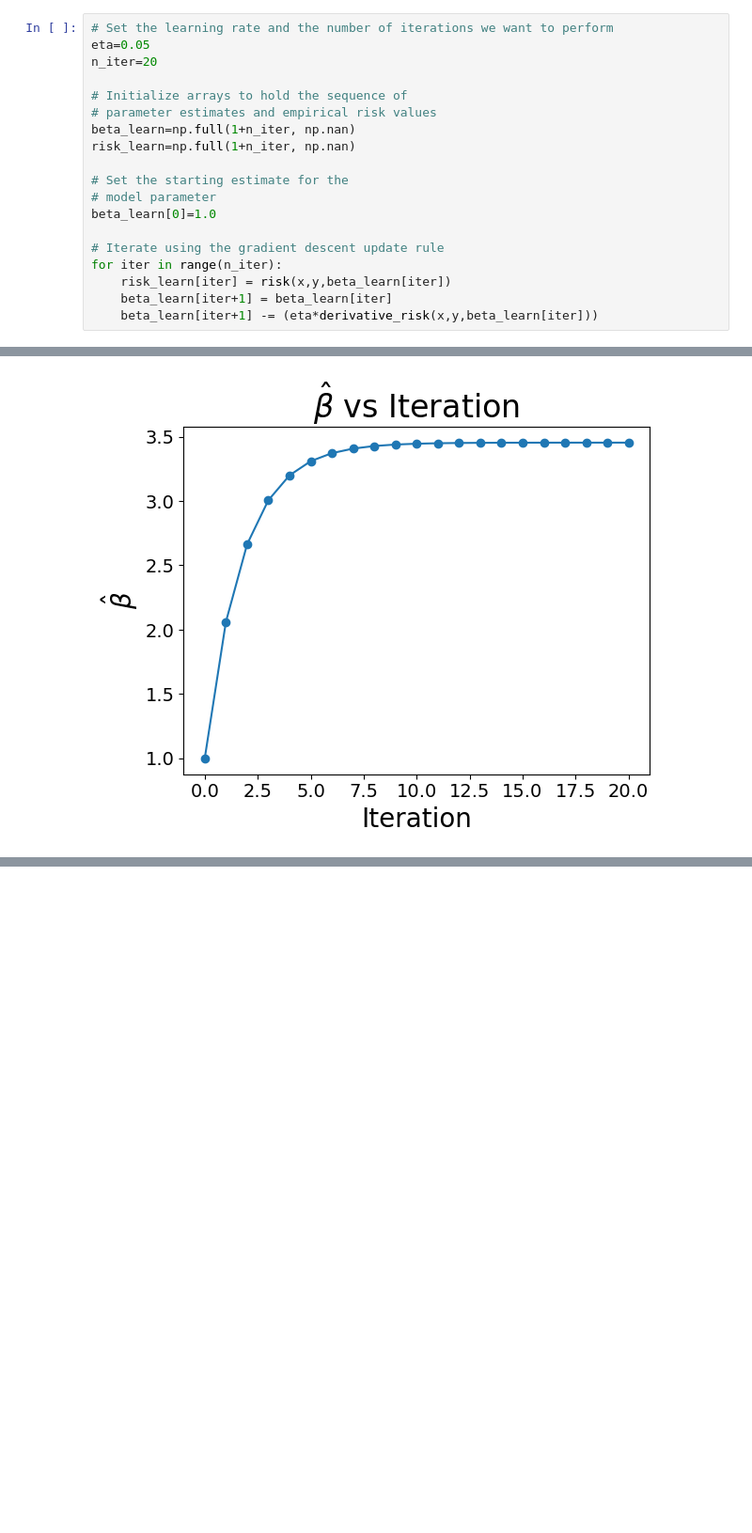
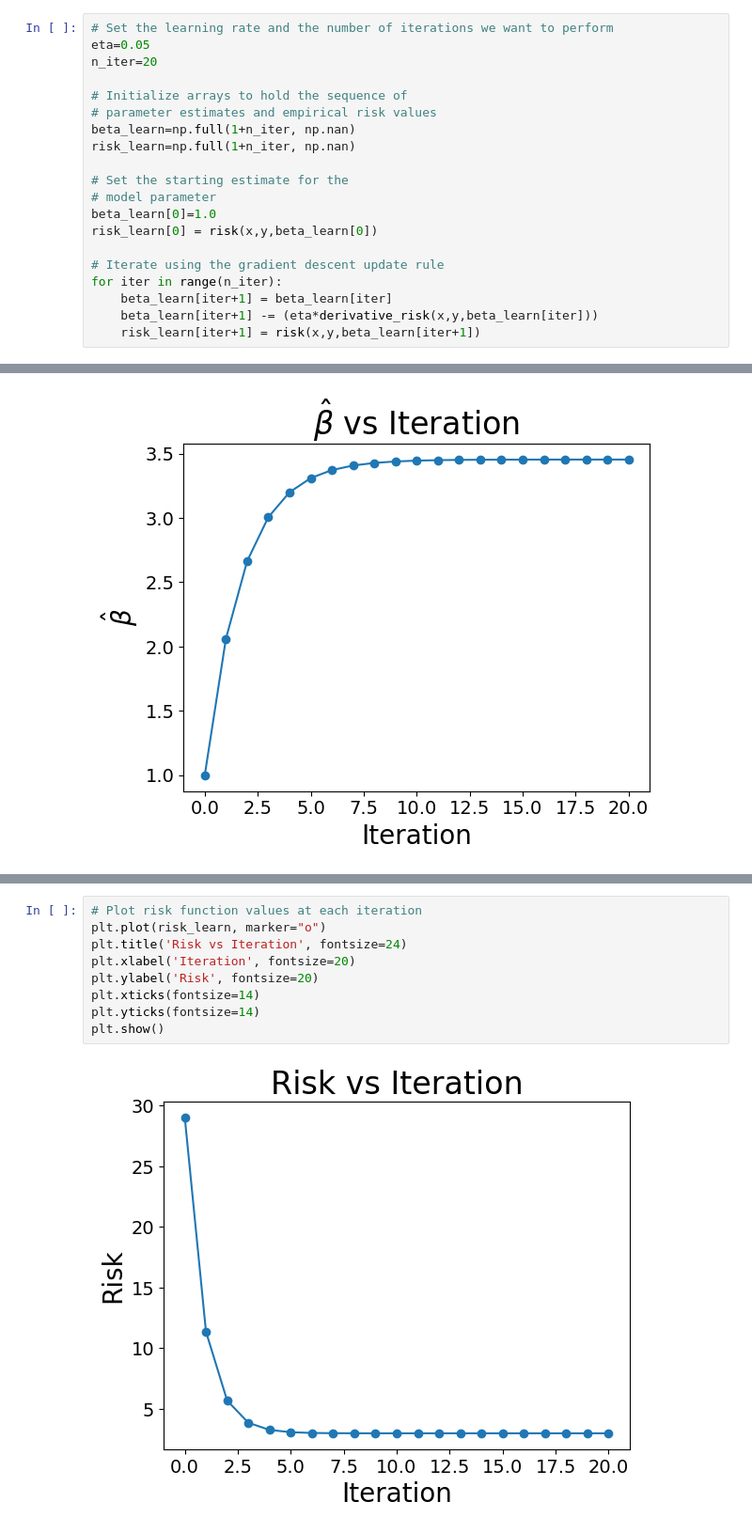
Before and after one commit to dchoyle/ODSCEast2025_MathBootcamp, a Jupyter notebook: Lesson2.ipynb, the cells around one changed output, grey strips where cells are left out. Shown at 94% size. Drawn from its saved outputs; the diff is of its cells as text; blank space fills up the shorter version.

```diff
--- a/Lesson2.ipynb
+++ b/Lesson2.ipynb
@@ -262,12 +262,13 @@ risk_learn=np.full(1+n_iter, np.nan)
 # Set the starting estimate for the
 # model parameter
 beta_learn[0]=1.0
+risk_learn[0] = risk(x,y,beta_learn[0])
 
 # Iterate using the gradient descent update rule
 for iter in range(n_iter):
-    risk_learn[iter] = risk(x,y,beta_learn[iter])
     beta_learn[iter+1] = beta_learn[iter]
     beta_learn[iter+1] -= (eta*derivative_risk(x,y,beta_learn[iter]))
+    risk_learn[iter+1] = risk(x,y,beta_learn[iter+1])
 # %% [markdown]
 Now we can plot how the model parameter estimate changed as we iterated the gradient descent algorithm
 # %%
@@ -283,0 +300,11 @@ plt.show()
+# %%
+# Plot risk function values at each iteration
+plt.plot(risk_learn, marker="o")
+plt.title('Risk vs Iteration', fontsize=24)
+plt.xlabel('Iteration', fontsize=20)
+plt.ylabel('Risk', fontsize=20)
+plt.xticks(fontsize=14)
+plt.yticks(fontsize=14)
+plt.show()
+# %% [output]
+[figure, added]
```
Also changed, not shown: parts of 5 cells of this notebook, 1 other file.
